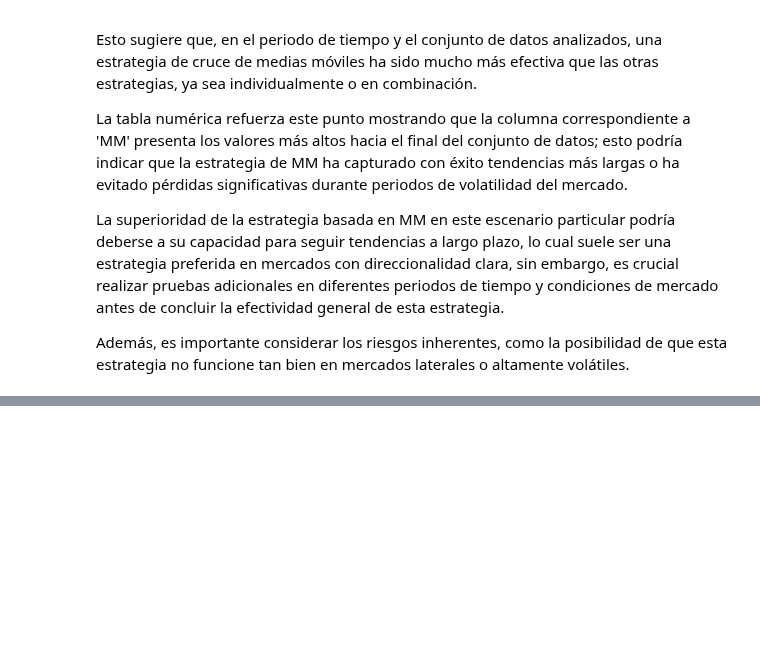
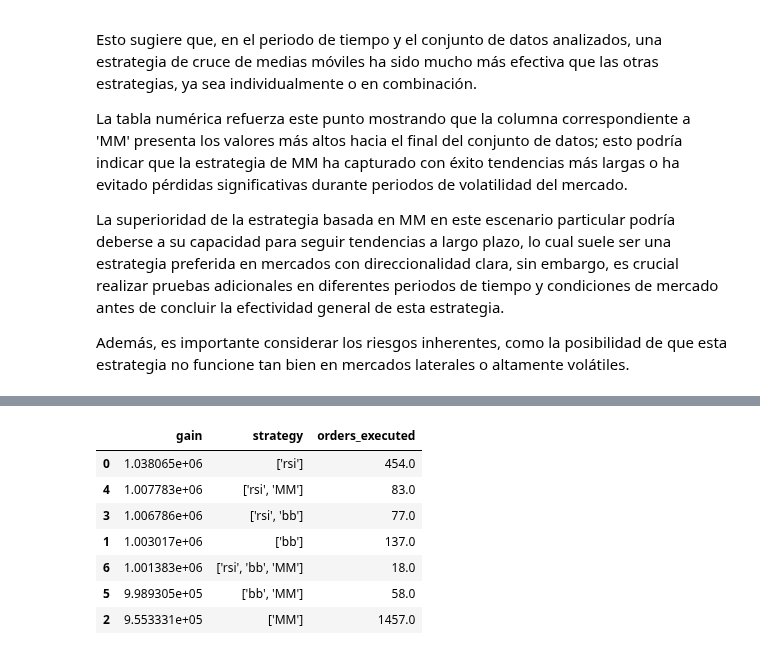
Before and after one commit to carolanb/002, a Jupyter notebook: Report 002.ipynb, the cells around one changed output, grey strips where cells are left out. Drawn from its saved outputs; the diff is of its cells as text; code cells hidden in the pictures; blank space fills up the shorter version.

```diff
--- a/Report 002.ipynb
+++ b/Report 002.ipynb
@@ -74,19 +80,29 @@ print("Mejores parámetros:", study.best_params)
 best_params = study.best_params
 best_value = -study.best_value
 # %%
+# Resultados de validation con los mejores parametros
+
 rsi_thresholds = (best_params['rsi_buy'], best_params['rsi_sell'])
-
 bb_window = best_params['bb_window']
 mm_windows = (best_params['mm_short_window'], best_params['mm_long_window'])  # Corrige las claves aquí
-commission = best_params['commission']
+commission = 0.0025
 stop_loss = best_params['stop_loss']
 take_profit = best_params['take_profit']
 
 df_results, strategy_dfs, combined_values_df = perform(
     data_validation, rsi_thresholds, bb_window, mm_windows, commission, stop_loss, take_profit)
 
 best_strategy = df_results.iloc[df_results['gain'].idxmax()]['strategy']  # Suponiendo que 'gain' es tu métrica de rendimiento.
 best_strategy_df = strategy_dfs[best_strategy]
 
 df_results.sort_values(by='gain', ascending=False)
+# %% [output]
+|  | gain | strategy | orders_executed |
+| 0 | 1.038065e+06 | ['rsi'] | 454.0 |
+| 4 | 1.007783e+06 | ['rsi', 'MM'] | 83.0 |
+| 3 | 1.006786e+06 | ['rsi', 'bb'] | 77.0 |
+| 1 | 1.003017e+06 | ['bb'] | 137.0 |
+| 6 | 1.001383e+06 | ['rsi', 'bb', 'MM'] | 18.0 |
+| 5 | 9.989305e+05 | ['bb', 'MM'] | 58.0 |
+| 2 | 9.553331e+05 | ['MM'] | 1457.0 |
 # %%
```
Also changed, not shown: parts of 6 cells of this notebook.
